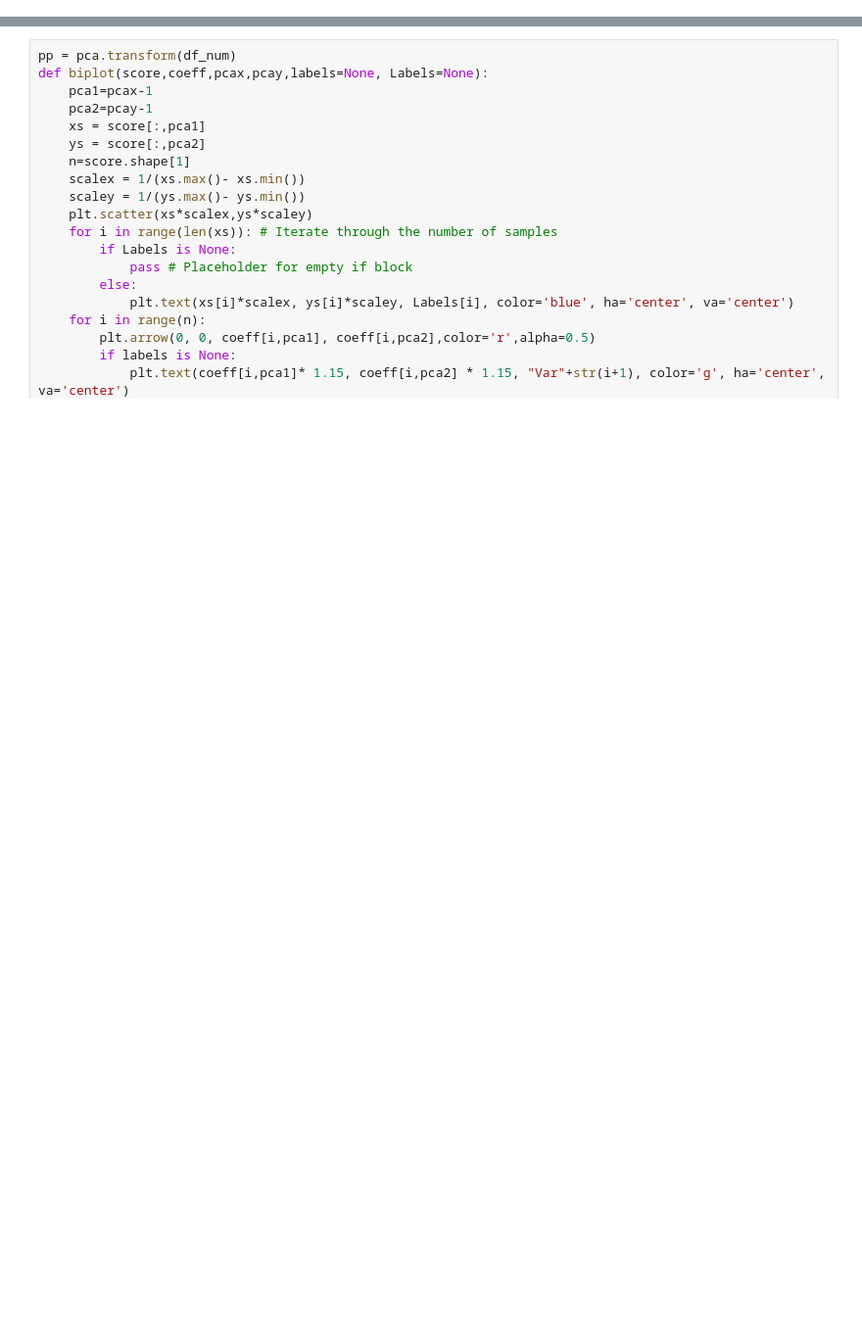
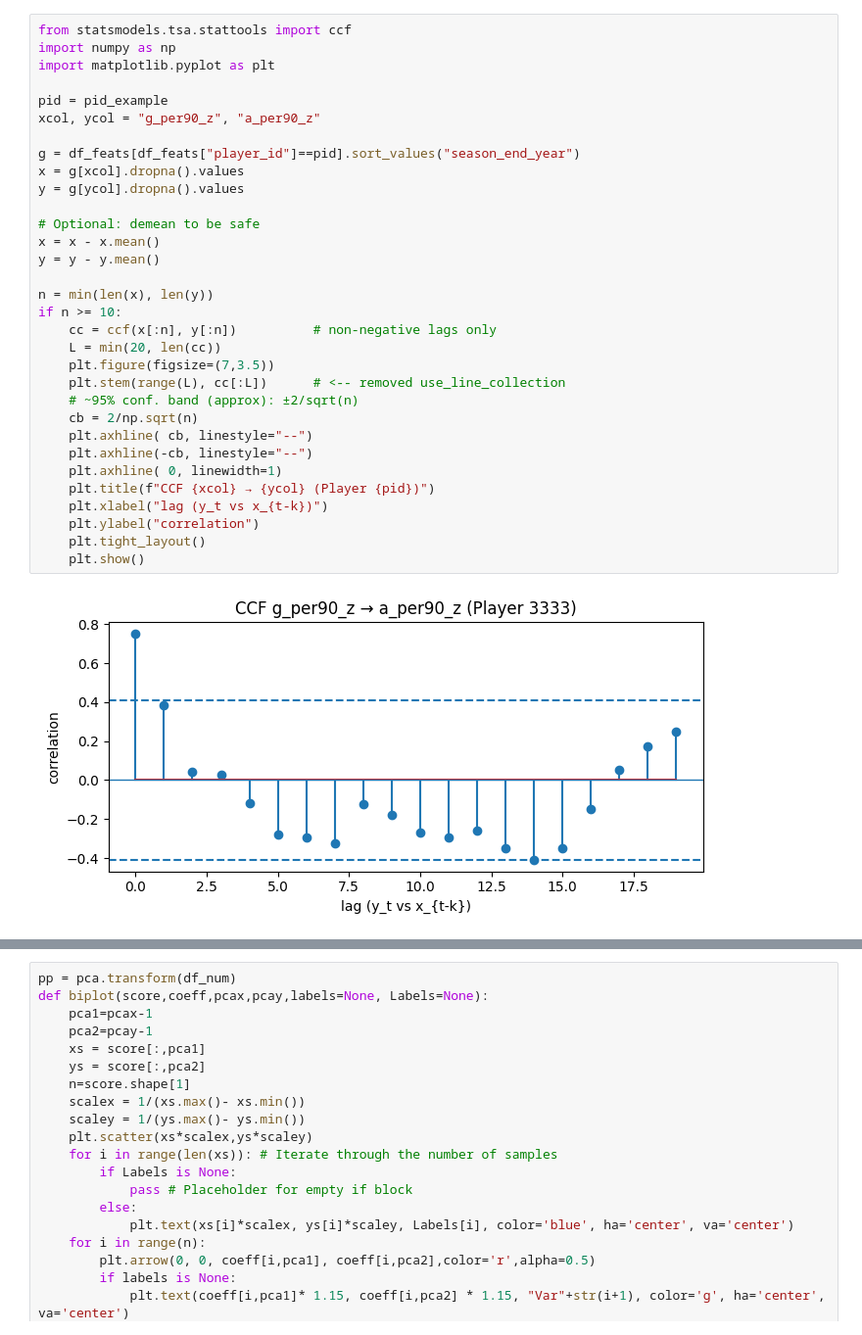
Before and after one commit to leokonma/Machine-learning, a Jupyter notebook: Model_Module.ipynb, the cells around one changed output, grey strips where cells are left out. Shown: that part at 98% size. Saved outputs shown, nothing was run; the diff lists cells and outputs as text; blank space fills up the shorter version.

Commit message:
correlation & dimensionality reduc

```diff
--- a/Model_Module.ipynb
+++ b/Model_Module.ipynb
@@ -19,0 +211,34 @@ from sklearn import preprocessing
+# %%
+from statsmodels.tsa.stattools import ccf
+import numpy as np
+import matplotlib.pyplot as plt
+
+pid = pid_example
+xcol, ycol = "g_per90_z", "a_per90_z"
+
+g = df_feats[df_feats["player_id"]==pid].sort_values("season_end_year")
+x = g[xcol].dropna().values
+y = g[ycol].dropna().values
+
+# Optional: demean to be safe
+x = x - x.mean()
+y = y - y.mean()
+
+n = min(len(x), len(y))
+if n >= 10:
+    cc = ccf(x[:n], y[:n])          # non-negative lags only
+    L = min(20, len(cc))
+    plt.figure(figsize=(7,3.5))
+    plt.stem(range(L), cc[:L])      # <-- removed use_line_collection
+    # ~95% conf. band (approx): ±2/sqrt(n)
+    cb = 2/np.sqrt(n)
+    plt.axhline( cb, linestyle="--")
+    plt.axhline(-cb, linestyle="--")
+    plt.axhline( 0, linewidth=1)
+    plt.title(f"CCF {xcol} → {ycol} (Player {pid})")
+    plt.xlabel("lag (y_t vs x_{t-k})")
+    plt.ylabel("correlation")
+    plt.tight_layout()
+    plt.show()
+# %% [output]
+[figure, added]
```
Also changed, not shown: parts of 40 cells of this notebook.
